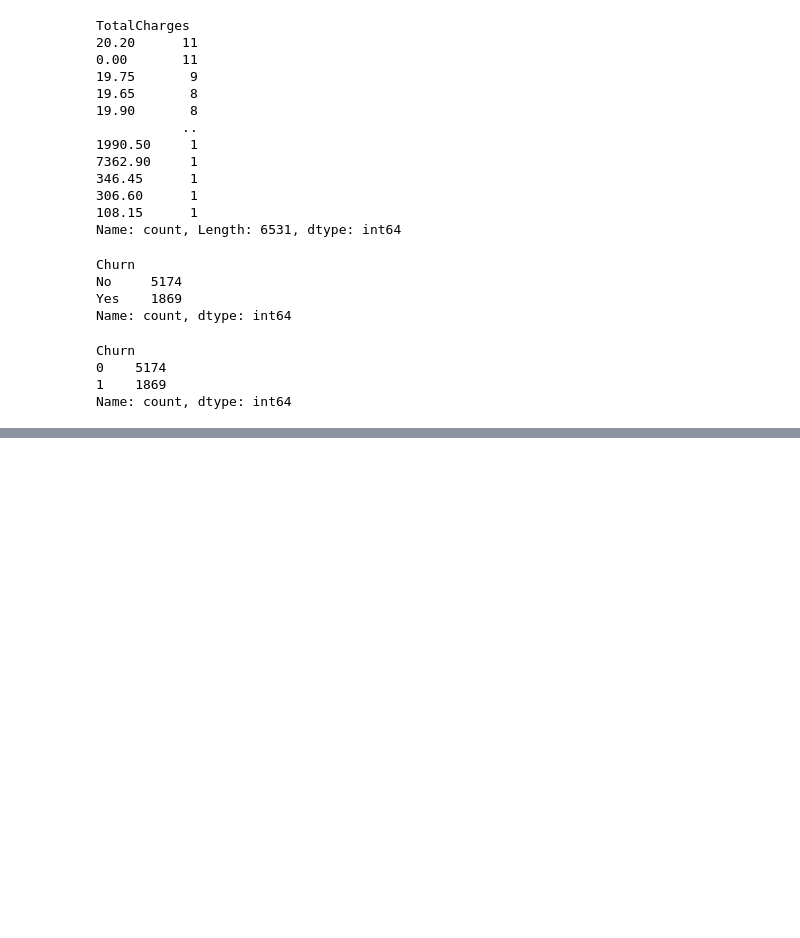
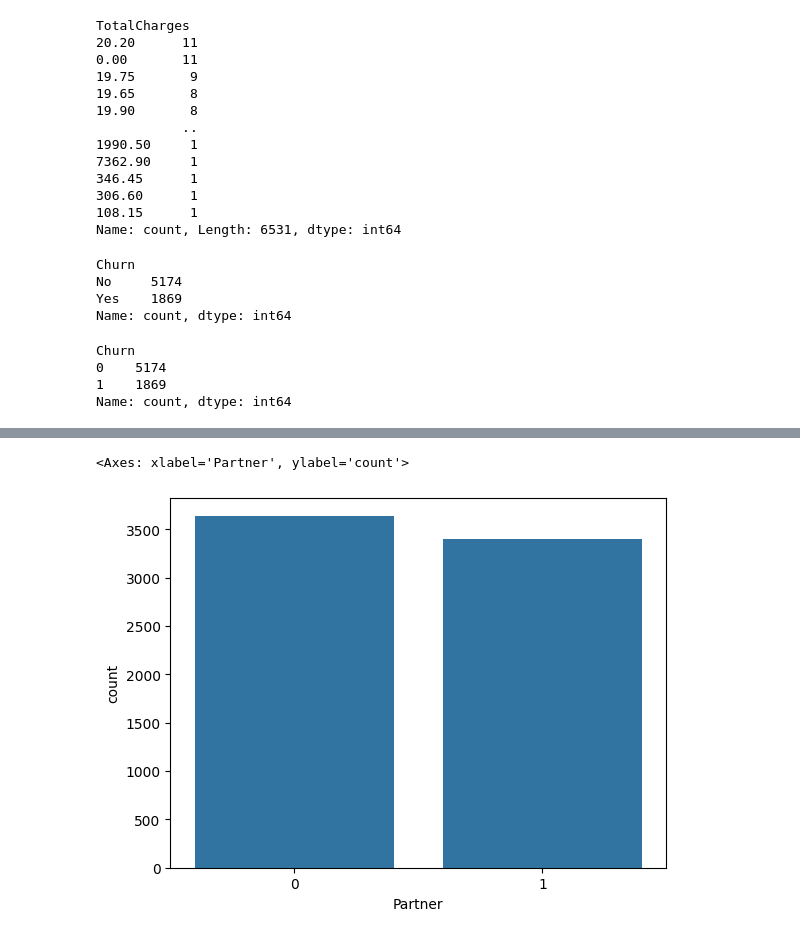
Before and after one commit to aymanfen/ClassificationProject, a Jupyter notebook: DataTreatment.ipynb, the cells around one changed output, grey strips where cells are left out. Cells and saved outputs as stored; diff of their text form; code cells hidden in the pictures; blank space fills up the shorter version.

```diff
--- a/DataTreatment.ipynb
+++ b/DataTreatment.ipynb
@@ -550,0 +573,5 @@ Name: count, dtype: int64
+# %%
+sns.countplot(data=modeldf,x="Partner")
+# %% [output]
+<Axes: xlabel='Partner', ylabel='count'>
+[figure, added]
```
Also changed, not shown: parts of 23 cells of this notebook, 2 other files.
